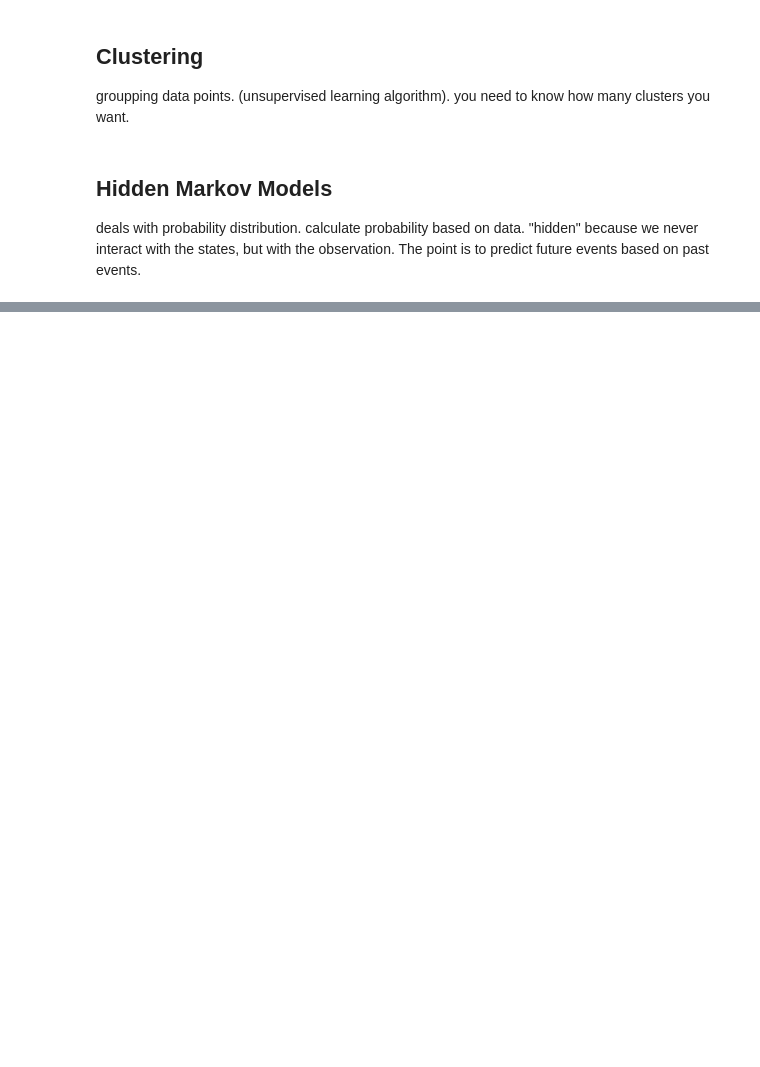
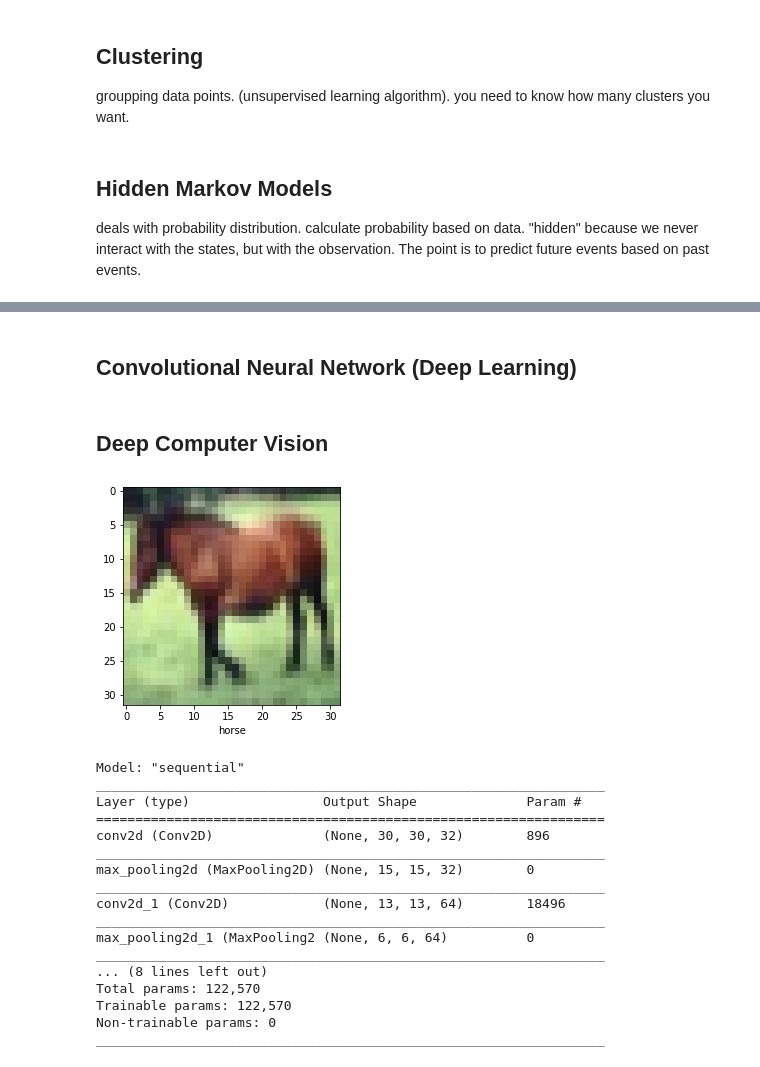
Before and after one commit to ABoghi/TensorFlowProj, a Jupyter notebook: exercise_nb.ipynb, the cells around one changed output, grey strips where cells are left out. Drawn from its saved outputs; the diff is of its cells as text; code cells hidden in the pictures; blank space fills up the shorter version.

Commit message:
Conv NN.

```diff
--- a/exercise_nb.ipynb
+++ b/exercise_nb.ipynb
@@ -260,0 +328,25 @@ ValueError: monte_carlo_csiszar_f_divergence() requires a code object with 0 fre
+# %% [markdown]
+## Convolutional Neural Network (Deep Learning)
+# %% [markdown]
+## Deep Computer Vision
+# %%
+model, train_images, train_labels, test_images, test_labels = mtf.convolutional_neural_network_images()
+# %% [output]
+[figure, added]
+Model: "sequential"
+_________________________________________________________________
+Layer (type)                 Output Shape              Param #
+=================================================================
+conv2d (Conv2D)              (None, 30, 30, 32)        896
+_________________________________________________________________
+max_pooling2d (MaxPooling2D) (None, 15, 15, 32)        0
+_________________________________________________________________
+conv2d_1 (Conv2D)            (None, 13, 13, 64)        18496
+_________________________________________________________________
+max_pooling2d_1 (MaxPooling2 (None, 6, 6, 64)          0
+_________________________________________________________________
+... (8 lines left out)
+Total params: 122,570
+Trainable params: 122,570
+Non-trainable params: 0
+_________________________________________________________________
```
Also changed, not shown: parts of 24 cells of this notebook, 1 other file.
